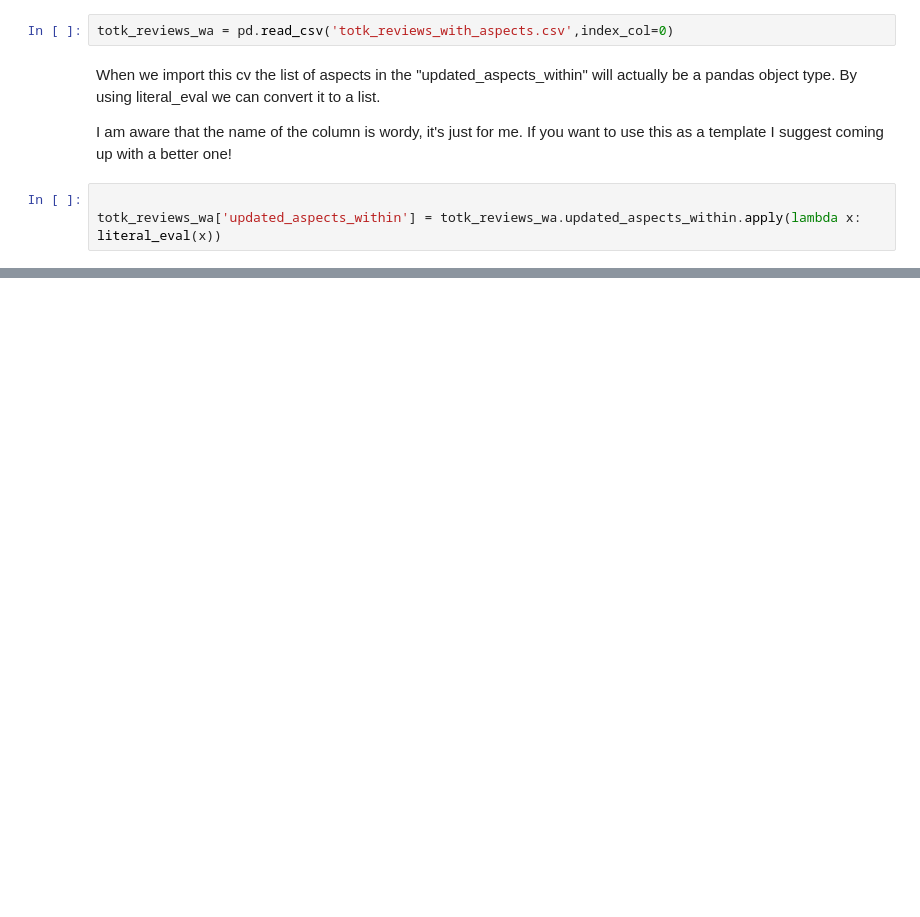
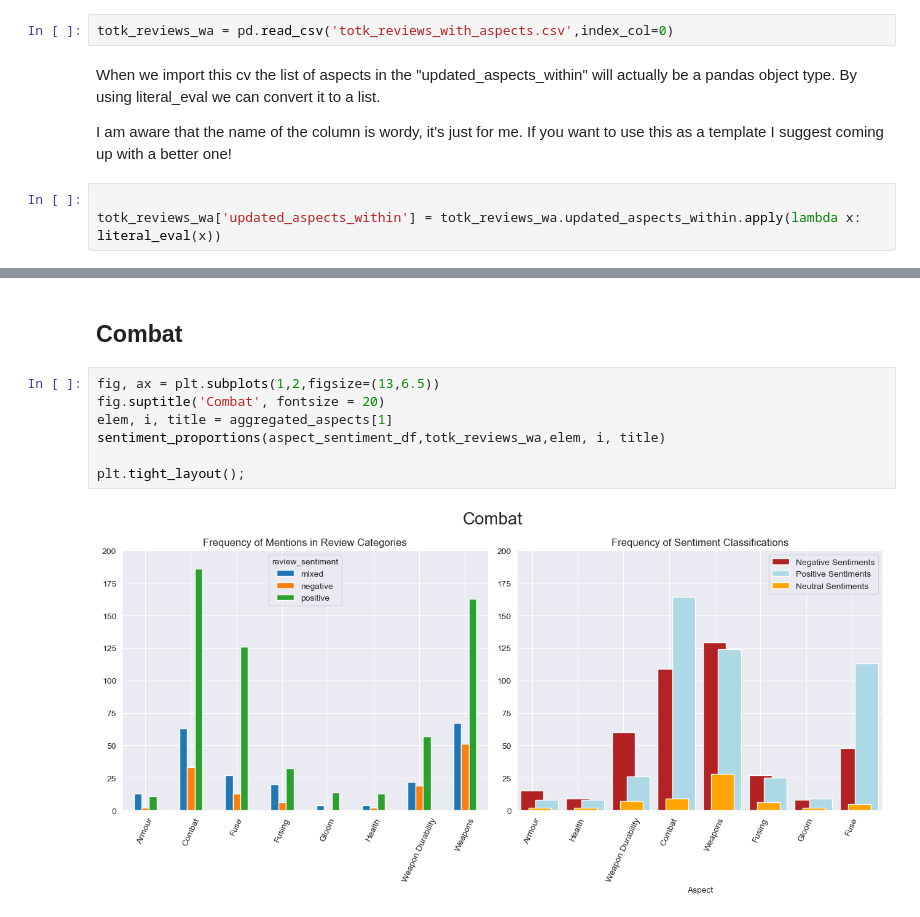
Before and after one commit to Ryan-Patel/TearsOfTheKingdom, a Jupyter notebook: TOTK_Aspect_sentiment_analysis.ipynb, the cells around one changed output, grey strips where cells are left out. Drawn from its saved outputs; the diff is of its cells as text; blank space fills up the shorter version.

```diff
--- a/TOTK_Aspect_sentiment_analysis.ipynb
+++ b/TOTK_Aspect_sentiment_analysis.ipynb
@@ -569,0 +564,11 @@ When it comes to user reviews we have to acknowlege a few things:
+# %% [markdown]
+## Combat
+# %%
+fig, ax = plt.subplots(1,2,figsize=(13,6.5))
+fig.suptitle('Combat', fontsize = 20)
+elem, i, title = aggregated_aspects[1]
+sentiment_proportions(aspect_sentiment_df,totk_reviews_wa,elem, i, title)
+
+plt.tight_layout();
+# %% [output]
+[figure, added]
```
Also changed, not shown: parts of 65 cells of this notebook.
